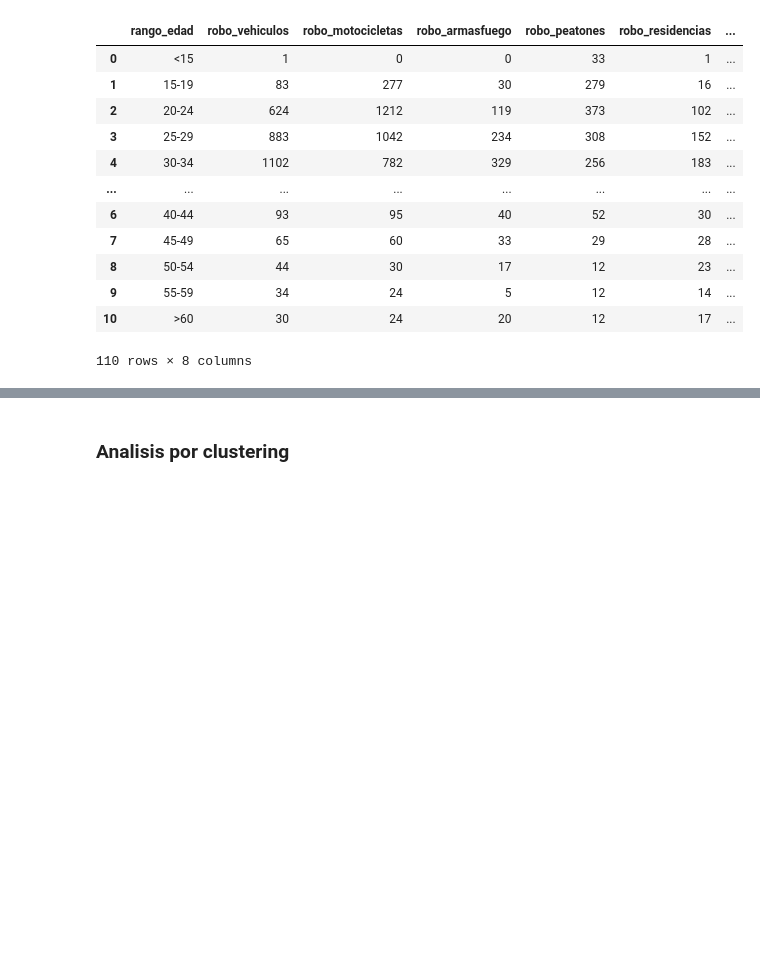
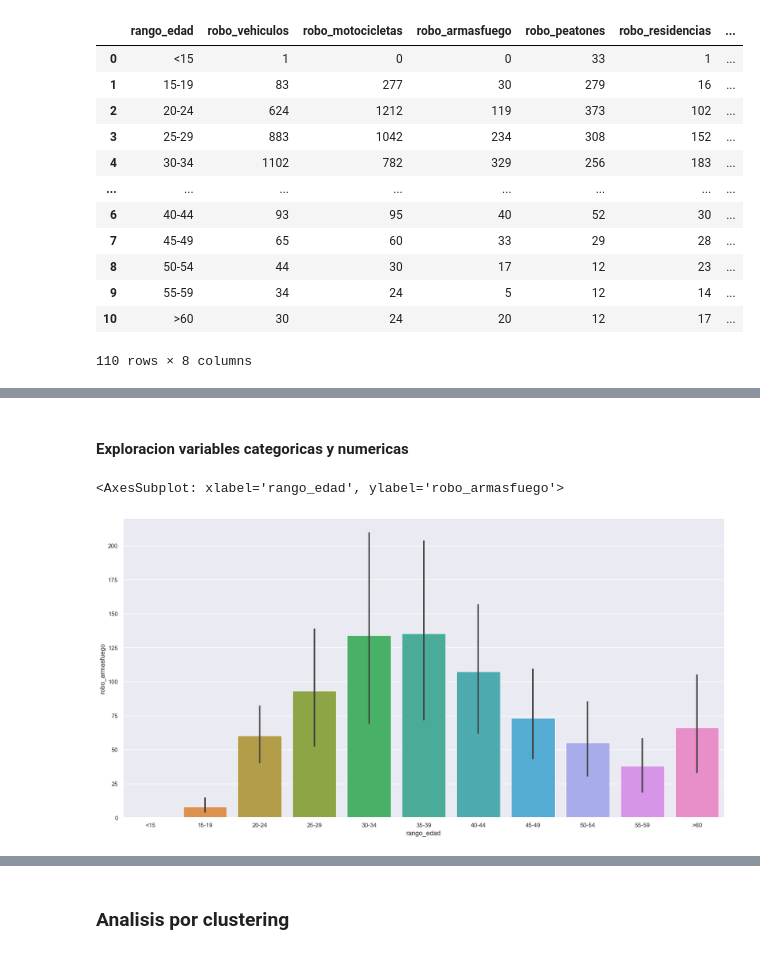
Before and after one commit to andresdlRoca/Data_Mining_Project-UVG-2023, a Jupyter notebook: main.ipynb, the cells around one changed output, grey strips where cells are left out. Saved outputs shown, nothing was run; the diff lists cells and outputs as text; code cells hidden in the pictures; blank space fills up the shorter version.

```diff
--- a/main.ipynb
+++ b/main.ipynb
@@ -101,0 +165,7 @@ display(datageneral)
+# %% [markdown]
+#### Exploracion variables categoricas y numericas
+# %%
+sns.barplot(x='rango_edad', y='robo_armasfuego', data=datageneral)
+# %% [output]
+<AxesSubplot: xlabel='rango_edad', ylabel='robo_armasfuego'>
+[figure, added]
```
Also changed, not shown: parts of 14 cells of this notebook.
